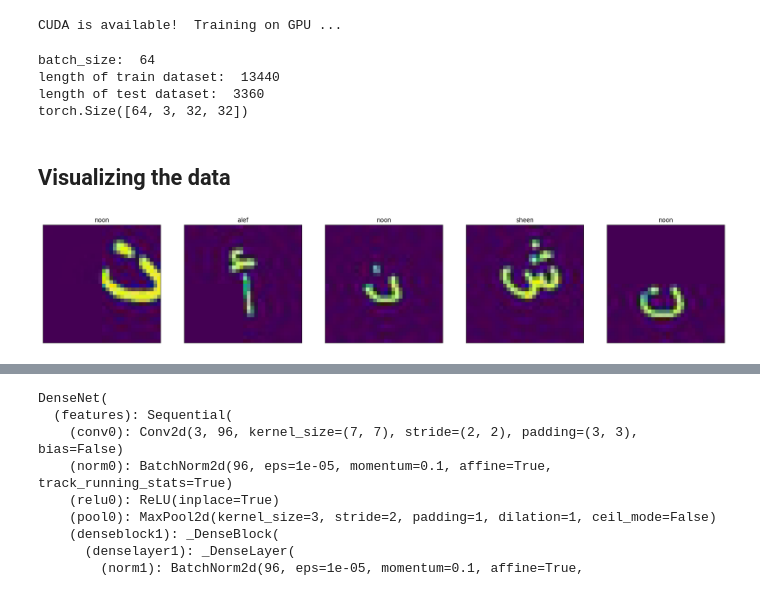
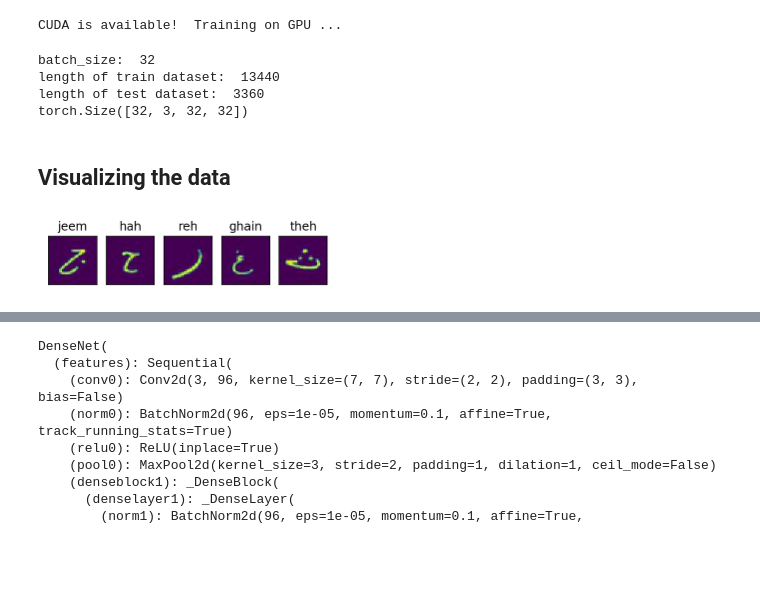
Before and after one commit to rasha-salim/Arabic_Handwriting_Recognition, a Jupyter notebook: Arabic_letter.ipynb, the cells around one changed output, grey strips where cells are left out. Saved outputs shown, nothing was run; the diff lists cells and outputs as text; code cells hidden in the pictures; blank space fills up the shorter version.

```diff
--- a/Arabic_letter.ipynb
+++ b/Arabic_letter.ipynb
@@ -38,13 +38,12 @@ CUDA is available!  Training on GPU ...
 # %%
 from torch.utils.data.sampler import SubsetRandomSampler
 import torchvision as tv
-batch_size=64
+batch_size=32
 valid_size=0.2
 
 #define the transforms
-transform  = transforms.Compose([
-                                 transforms.ToTensor(),
-                                    transforms.Normalize((0.5,0.5,0.5), (0.5,0.5,0.5))])
+transform  = transforms.Compose([transforms.ToTensor(),
+                                 transforms.Normalize((0.5,0.5,0.5), (0.5,0.5,0.5))])
 
 '''transform = transforms.Compose([transforms.ToTensor(),
                                 transforms.Normalize((0.5,0.5, 0.5), (0.5,0.5,0.5))])#for one channel only'''
@@ -85,31 +84,31 @@ dataiter = iter(train_loader) #now contains the first batch
 images, labels = dataiter.next()
 print(images.shape)#images transformed to greyscale
 # %% [output]
-batch_size:  64
+batch_size:  32
 length of train dataset:  13440
 length of test dataset:  3360
-torch.Size([64, 3, 32, 32])
+torch.Size([32, 3, 32, 32])
 # %% [markdown]
 ## **Visualizing the data**
 # %%
 def imshow(img):
   img = img /2+0.5 #unormalize the images
   plt.imshow(np.transpose(img, (1, 2, 0))) #convert it back from tensor to image
 
 #get one batch of training images
 dataiter = iter(train_loader) #now contains the first batch
 images, labels = dataiter.next() #images=the first batch of images, labels= the first batch of labels
 images = images.numpy() #convert the images to display them
 
 #plot the imahes in the batch along with the corresponding labels
-fig = plt.figure(figsize=(25,6))
+fig = plt.figure(figsize=(5,2))
 #display 5 images
 for idx in np.arange(5):
   ax = fig.add_subplot(1, 5, idx+1, xticks=[], yticks=[]) #(rows, cols, index, .., ..)
   imshow(images[idx])
   ax.set_title(classes[labels[idx]])
 # %% [output]
-[figure, old version]
+[figure, new version]
 # %%
 #Load pre traind model
 model = models.densenet161(pretrained=True)
```
Also changed, not shown: parts of 6 cells of this notebook.
